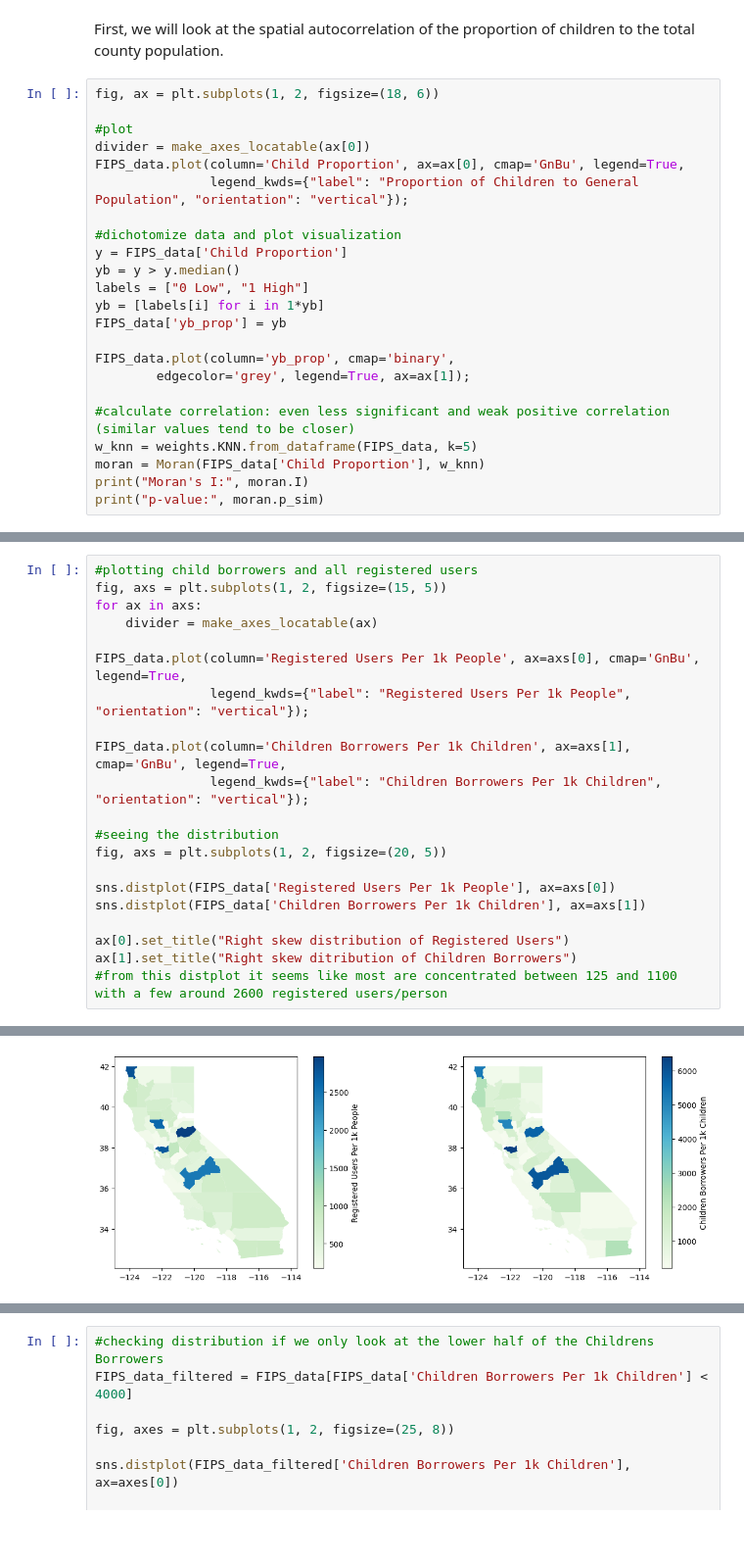
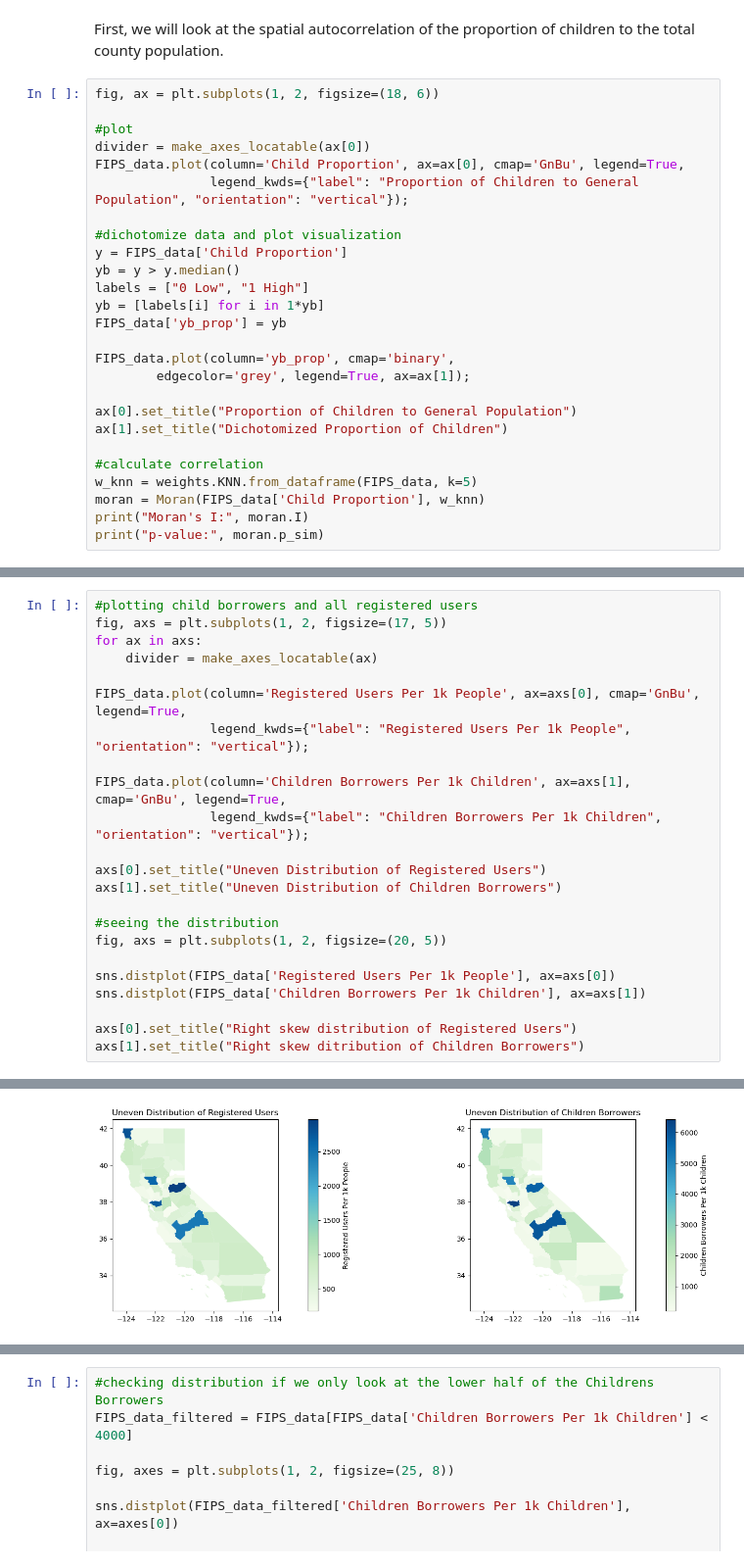
Before and after one commit to KaitlynChou/COGS-108-Project, a Jupyter notebook: FinalProject_Group057_WI24.ipynb, the cells around one changed output, grey strips where cells are left out. Shown at 98% size. Saved outputs shown, nothing was run; the diff lists cells and outputs as text; blank space fills up the shorter version.

```diff
--- a/FinalProject_Group057_WI24.ipynb
+++ b/FinalProject_Group057_WI24.ipynb
@@ -587,7 +587,10 @@ FIPS_data['yb_prop'] = yb
 FIPS_data.plot(column='yb_prop', cmap='binary',
         edgecolor='grey', legend=True, ax=ax[1]);
 
-#calculate correlation: even less significant and weak positive correlation (similar values tend to be closer)
+ax[0].set_title("Proportion of Children to General Population")
+ax[1].set_title("Dichotomized Proportion of Children")
+
+#calculate correlation
 w_knn = weights.KNN.from_dataframe(FIPS_data, k=5)
 moran = Moran(FIPS_data['Child Proportion'], w_knn)
 print("Moran's I:", moran.I)
@@ -599,6 +606,6 @@ p-value: 0.001
 # %%
 #plotting child borrowers and all registered users
-fig, axs = plt.subplots(1, 2, figsize=(15, 5))
+fig, axs = plt.subplots(1, 2, figsize=(17, 5))
 for ax in axs:
     divider = make_axes_locatable(ax)
 
@@ -608,13 +615,15 @@ FIPS_data.plot(column='Registered Users Per 1k People', ax=axs[0], cmap='GnBu',
 FIPS_data.plot(column='Children Borrowers Per 1k Children', ax=axs[1], cmap='GnBu', legend=True,
                legend_kwds={"label": "Children Borrowers Per 1k Children", "orientation": "vertical"});
 
+axs[0].set_title("Uneven Distribution of Registered Users")
+axs[1].set_title("Uneven Distribution of Children Borrowers")
+
 #seeing the distribution
 fig, axs = plt.subplots(1, 2, figsize=(20, 5))
 
 sns.distplot(FIPS_data['Registered Users Per 1k People'], ax=axs[0])
 sns.distplot(FIPS_data['Children Borrowers Per 1k Children'], ax=axs[1])
 
-ax[0].set_title("Right skew distribution of Registered Users")
-ax[1].set_title("Right skew ditribution of Children Borrowers")
-#from this distplot it seems like most are concentrated between 125 and 1100 with a few around 2600 registered users/person
+axs[0].set_title("Right skew distribution of Registered Users")
+axs[1].set_title("Right skew ditribution of Children Borrowers")
 # %% [output]
@@ -622 +631 @@ TypeError: 'AxesSubplot' object is not subscriptable
-[figure, old version]
+[figure, new version]
```
Also changed, not shown: parts of 19 cells of this notebook, 1 other file.
